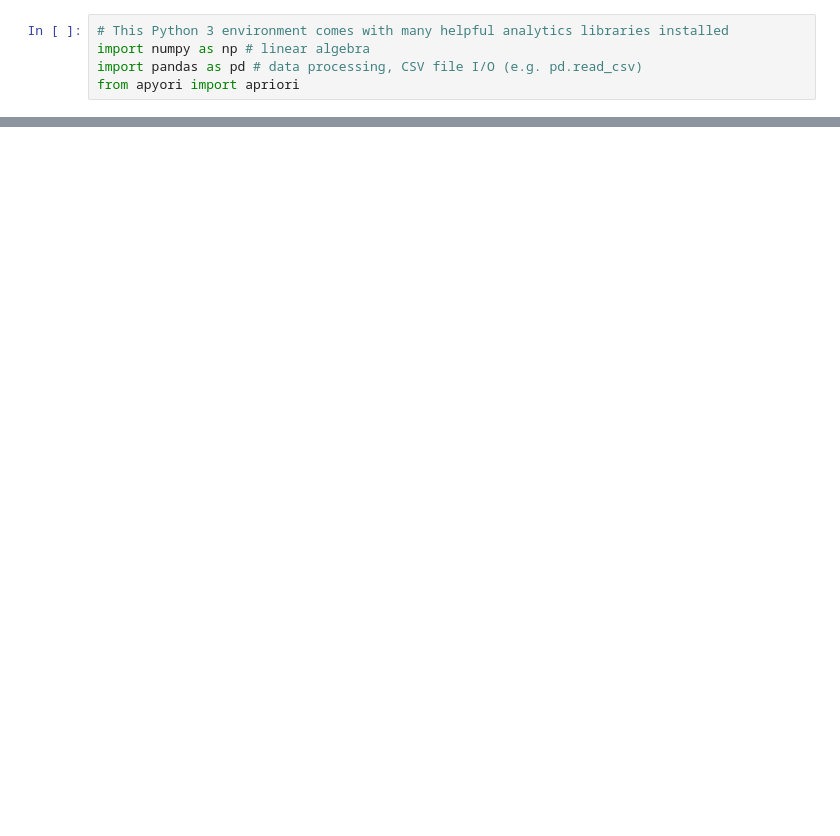
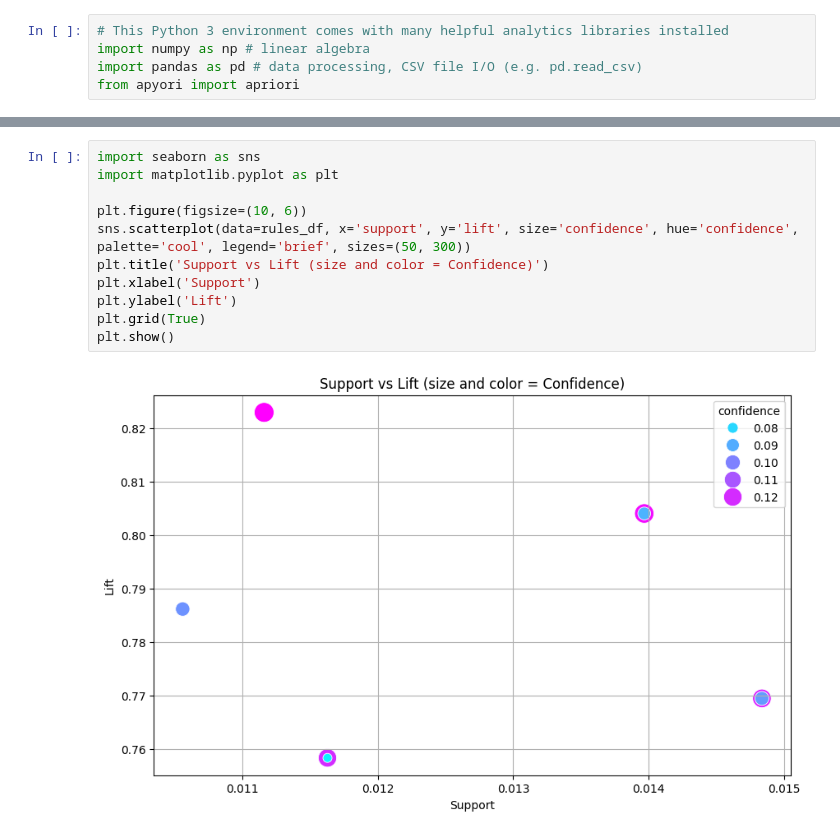
Before and after one commit to Sandrocamargo/data-mining, a Jupyter notebook: Python/md08_apriori.ipynb, the cells around one changed output, grey strips where cells are left out. Saved outputs shown, nothing was run; the diff lists cells and outputs as text; blank space fills up the shorter version.

```diff
--- a/Python/md08_apriori.ipynb
+++ b/Python/md08_apriori.ipynb
@@ -92,0 +151,13 @@ CONF:[OrderedStatistic(items_base=frozenset({'other vegetables', 'whole milk'}),
+# %%
+import seaborn as sns
+import matplotlib.pyplot as plt
+
+plt.figure(figsize=(10, 6))
+sns.scatterplot(data=rules_df, x='support', y='lift', size='confidence', hue='confidence', palette='cool', legend='brief', sizes=(50, 300))
+plt.title('Support vs Lift (size and color = Confidence)')
+plt.xlabel('Support')
+plt.ylabel('Lift')
+plt.grid(True)
+plt.show()
+# %% [output]
+[figure, added]
```
Also changed, not shown: parts of 17 cells of this notebook.
